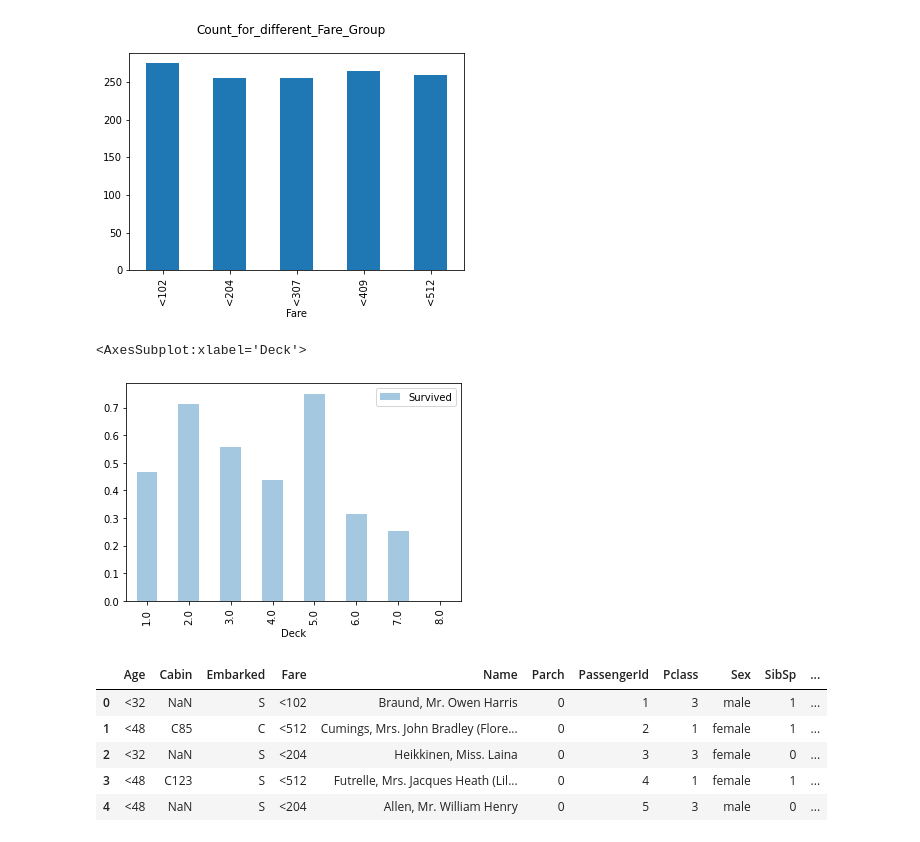
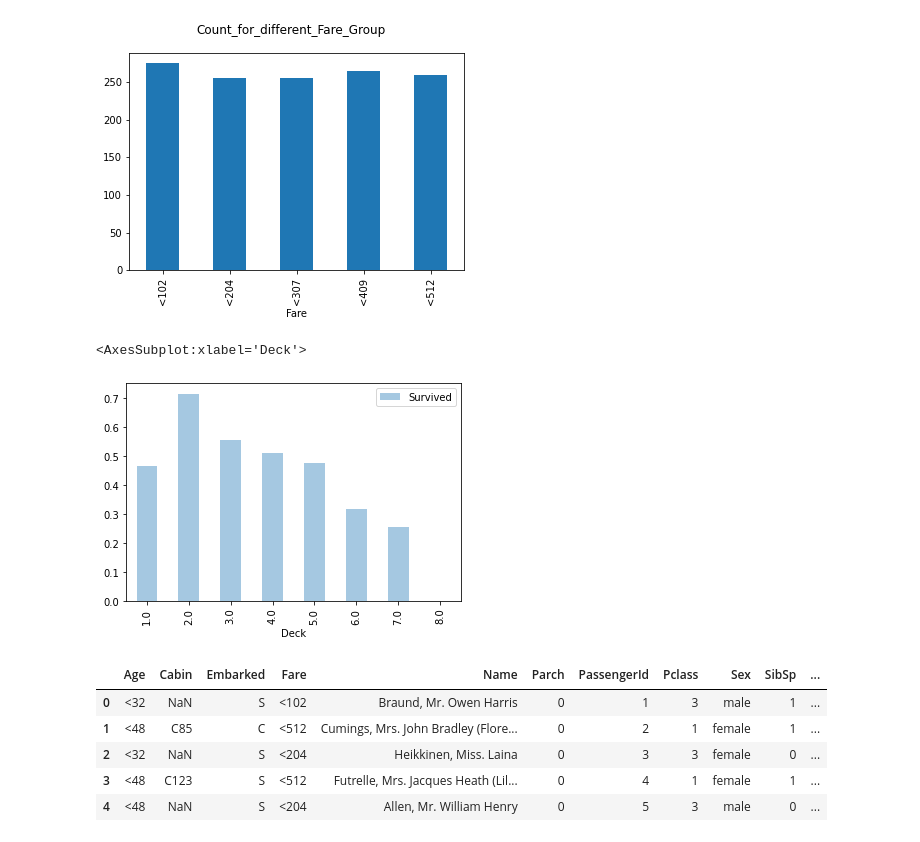
Before and after one commit to johnhhu2020/Kaggle-Machine-Learning-Feature-Engineering, a Jupyter notebook: 87%_Titanic_MachineLearning.ipynb, the cells around one changed output. Cells and saved outputs as stored; diff of their text form; code cells hidden in the pictures.

```diff
--- a/87%_Titanic_MachineLearning.ipynb
+++ b/87%_Titanic_MachineLearning.ipynb
@@ -528,16 +528,16 @@ Text(0.5, 0.98, 'Count_for_different_Fare_Group')
 # %%
 ##################################################################################################################################
 
 ###JHU
 
 
-df_all['Deck'] = df_all['Deck'].fillna(4)
+df_all['Deck'] = df_all['Deck'].fillna(5)
 
 
 df_all.groupby('Deck')['Survived'].mean().plot(kind='bar',alpha=0.4,legend=True)
 # %% [output]
 <AxesSubplot:xlabel='Deck'>
-[figure, old version]
+[figure, new version]
 # %%
 ##################################################################################################################################
 
```
Also changed, not shown: parts of 32 cells of this notebook.
